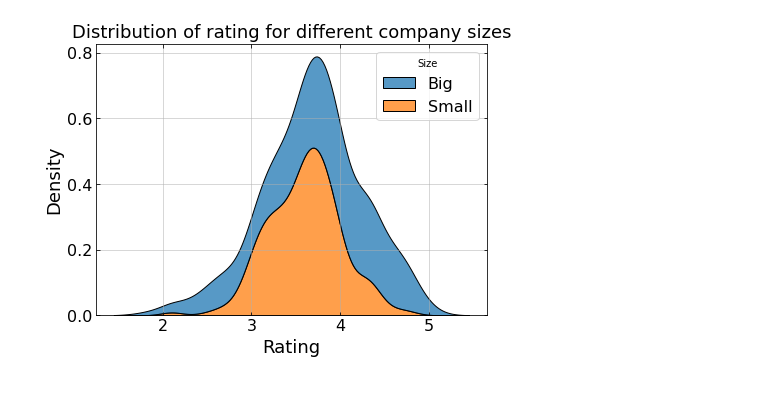
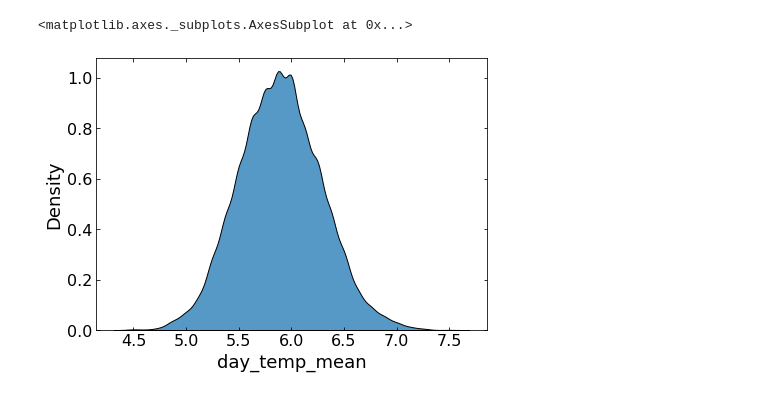
Before and after one commit to fred465f/Wheather_scraper, a Jupyter notebook: Visualisation/visualisation.ipynb, the cells around one changed output. Drawn from its saved outputs; the diff is of its cells as text; code cells hidden in the pictures.

```diff
--- a/Visualisation/visualisation.ipynb
+++ b/Visualisation/visualisation.ipynb
@@ -55,11 +25,20 @@ plt.show()
-# %%
-rating_vs_size = pd.DataFrame({})
-rating_vs_size['Rating'] = df['Rating'].copy()
-rating_vs_size['Size'] = ['Big' if data <= 1000 else 'Small' for data in df['Size_mean']]
-
-sns.kdeplot(data = rating_vs_size, x = 'Rating', hue = 'Size', multiple = "stack")
-plt.grid(linestyle = '-', linewidth = 1, alpha = 0.5)
-plt.title('Distribution of rating for different company sizes')
-plt.show()
-# %% [output]
-[figure, removed]
+# %%
+bootstrap = pd.DataFrame({'day_temp_mean': [], 'night_temp_mean': []})
+size = len(df) - 1
+means_day = []
+means_night = []
+for i in range(10000):
+    data_day = []
+    data_night = []
+    for i in range(size):
+        data_day.append(list(df['day_temp'])[random.randint(0,size)])
+        data_night.append(list(df['night_temp'])[random.randint(0,size)])
+    means_day.append(np.mean(data_day))
+    means_night.append(np.mean(data_night))
+bootstrap['day_temp_mean'] = means_day
+bootstrap['night_temp_mean'] = means_night
+# %%
+sns.kdeplot(data = bootstrap, x = 'day_temp_mean', multiple = 'stack')
+# %% [output]
+<matplotlib.axes._subplots.AxesSubplot at 0x...>
+[figure, added]
```
Also changed, not shown: parts of 7 cells of this notebook.
